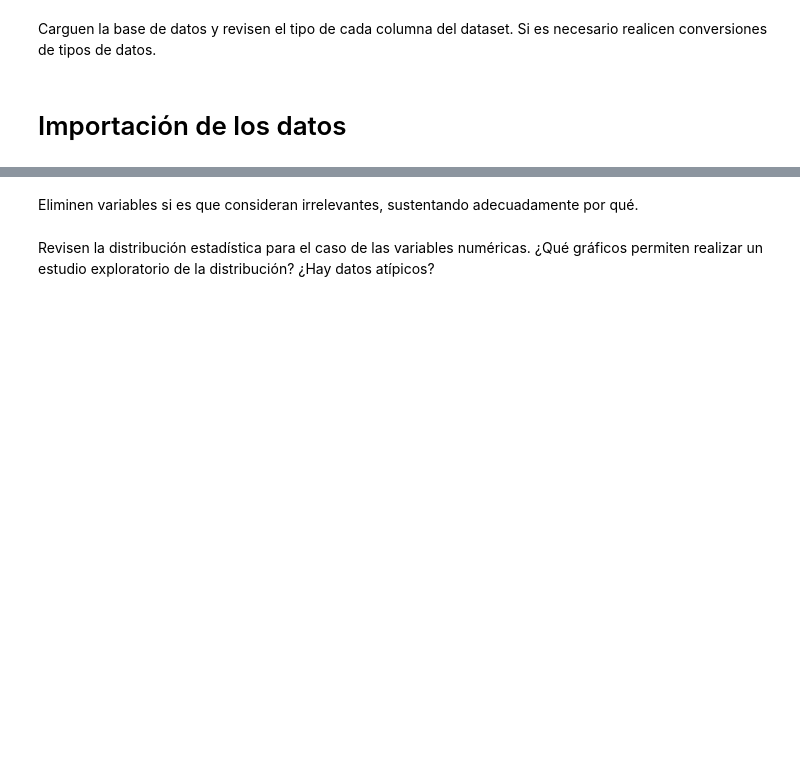
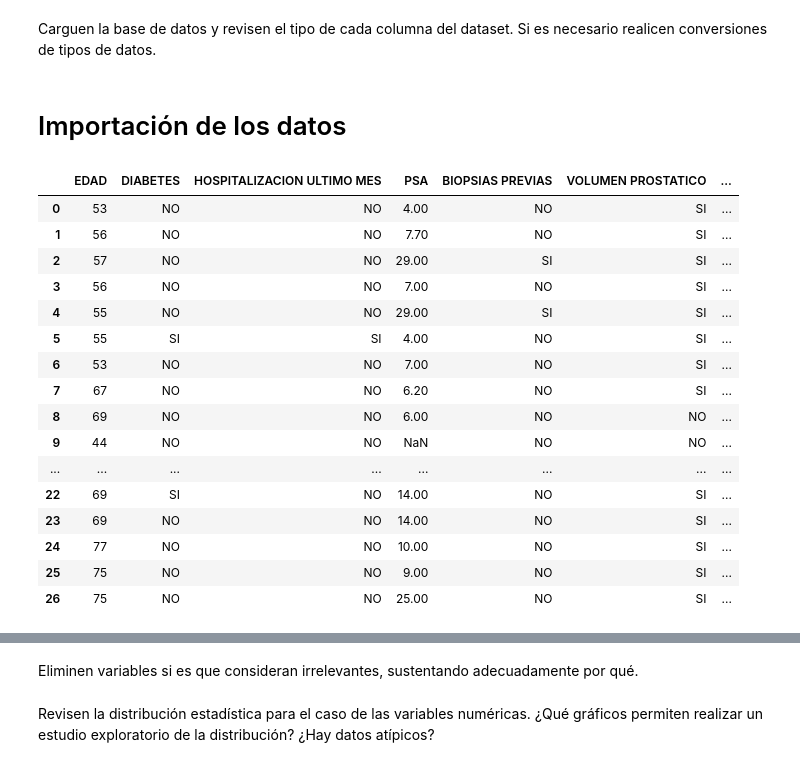
Before and after one commit to Jeremias44/MachineLearningMedicina, a Jupyter notebook: Proyecto_Integrador_2A_Preparacion_de_datos.ipynb, the cells around one changed output, grey strips where cells are left out. Drawn from its saved outputs; the diff is of its cells as text; code cells hidden in the pictures; blank space fills up the shorter version.

```diff
--- a/Proyecto_Integrador_2A_Preparacion_de_datos.ipynb
+++ b/Proyecto_Integrador_2A_Preparacion_de_datos.ipynb
@@ -28,3 +28,23 @@ Hospital = pd.read_excel(r'C:\Users\Usuario\proyectos PY\SOY HENRY\Bootcamp\M6\P
+# %%
+Hospital.head(27)
+# %% [output]
+|  | EDAD | DIABETES | HOSPITALIZACION ULTIMO MES | PSA | BIOPSIAS PREVIAS | VOLUMEN PROSTATICO | ... |
+| 0 | 53 | NO | NO | 4.00 | NO | SI | ... |
+| 1 | 56 | NO | NO | 7.70 | NO | SI | ... |
+| 2 | 57 | NO | NO | 29.00 | SI | SI | ... |
+| 3 | 56 | NO | NO | 7.00 | NO | SI | ... |
+| 4 | 55 | NO | NO | 29.00 | SI | SI | ... |
+| 5 | 55 | SI | SI | 4.00 | NO | SI | ... |
+| 6 | 53 | NO | NO | 7.00 | NO | SI | ... |
+| 7 | 67 | NO | NO | 6.20 | NO | SI | ... |
+| 8 | 69 | NO | NO | 6.00 | NO | NO | ... |
+| 9 | 44 | NO | NO | NaN | NO | NO | ... |
+| ... | ... | ... | ... | ... | ... | ... | ... |
+| 22 | 69 | SI | NO | 14.00 | NO | SI | ... |
+| 23 | 69 | NO | NO | 14.00 | NO | SI | ... |
+| 24 | 77 | NO | NO | 10.00 | NO | SI | ... |
+| 25 | 75 | NO | NO | 9.00 | NO | SI | ... |
+| 26 | 75 | NO | NO | 25.00 | NO | SI | ... |
 # %%
 # Observamos que solamente tres columnas son de tipo numérico. Está bien, esas son EDAD, PSA y MUESTRAS TOMADAS.
 # También están los días de hospitalización pero las desestimamos porque serán eliminadas
```
Also changed, not shown: parts of 39 cells of this notebook, 7 other files.
